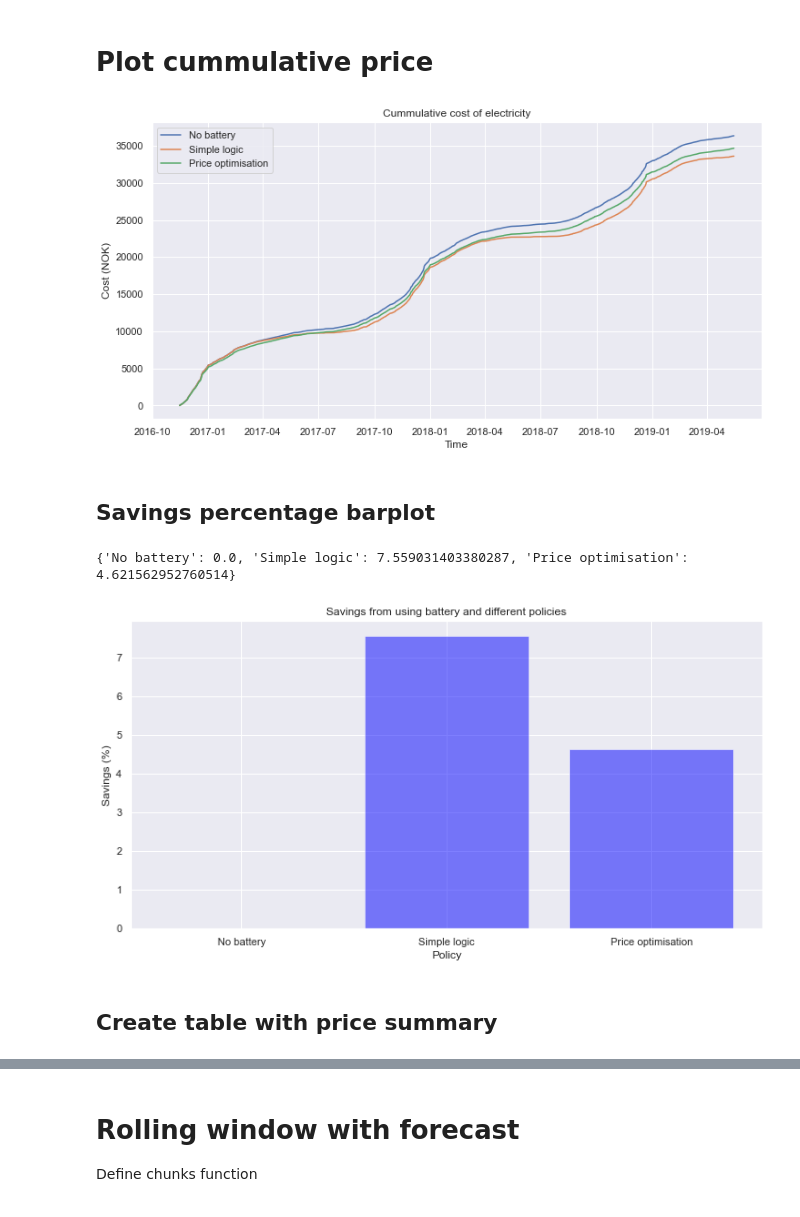
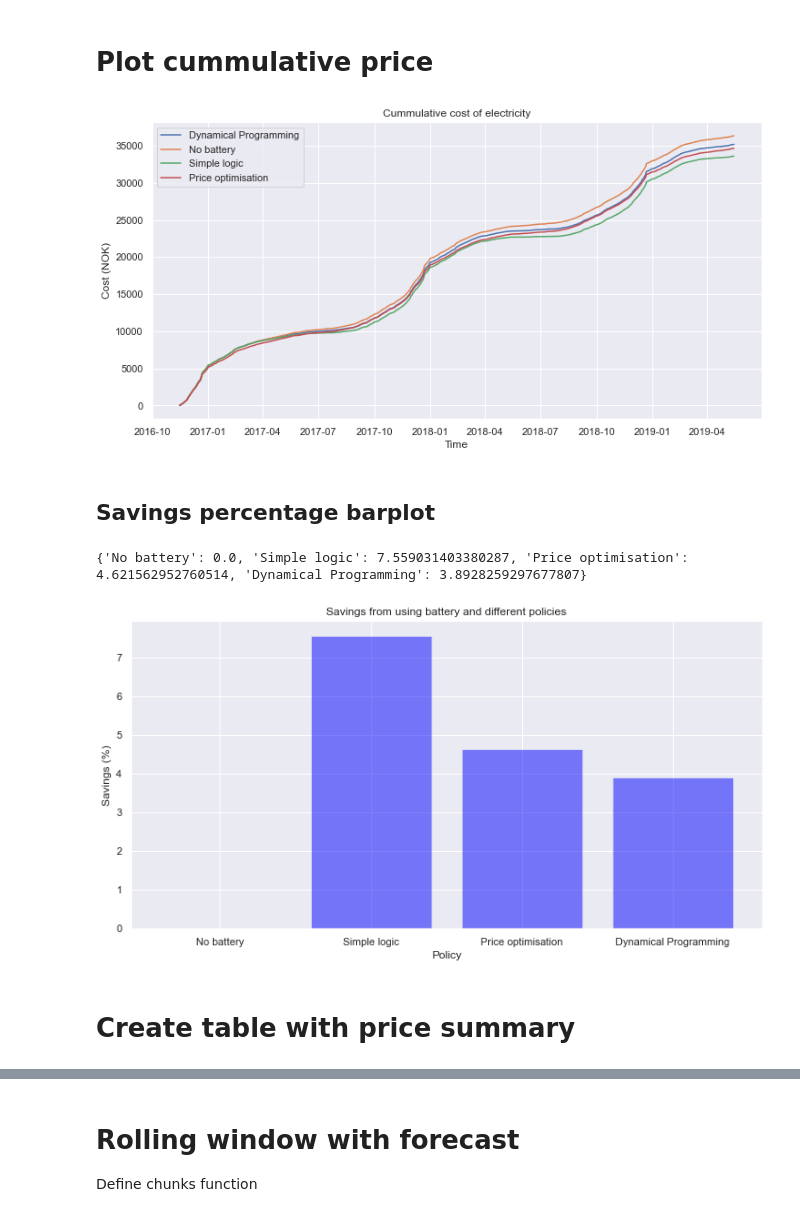
Before and after one commit to 4ug-aug/Otovo-OptimalControl, a Jupyter notebook: apply_battery.ipynb, the cells around one changed output, grey strips where cells are left out. Saved outputs shown, nothing was run; the diff lists cells and outputs as text; code cells hidden in the pictures.

Commit message:
Calculated cost of DP and made plot

```diff
--- a/apply_battery.ipynb
+++ b/apply_battery.ipynb
@@ -548,0 +552,6 @@ plt.show()
+# %%
+def get_price_DP(demand, type, timestamp):
+    if type == "buy":
+        return demand * hour_lookup_price[str(358 if timestamp.dayofyear >= 359 else timestamp.dayofyear)][str(timestamp.hour)]
+    else:
+        return demand * hour_lookup_price[str(358 if timestamp.dayofyear >= 359 else timestamp.dayofyear)][str(timestamp.hour)]*0.1
@@ -555,7 +657,7 @@ series_list = {"No battery": series_no_battery, "Simple logic": series_battery,
 import seaborn as sns
 sns.set()
 fig, ax = plt.subplots(figsize=(12, 6))
-# ax.plot(series_no_battery["timeslot"], series_no_battery["price_cummulative"], label="No Battery")
+ax.plot(series_merge["timeslot"], DP_price_list_cumsum, label="Dynamical Programming")
 
 
 for name, series in series_list.items():
@@ -567,51 +669,56 @@ ax.set_title('Cummulative cost of electricity')
 
 ax.legend()
 
-plt.savefig("figures/cum-sum-cost-plot.png")
+plt.savefig("figures/results/cum-sum-cost-plot.png")
 
 plt.show()
 # %% [output]
-[figure, old version]
+[figure, new version]
 # %% [markdown]
 ## Savings percentage barplot
 # %%
 
 savings_percentage_dict = {}
+
 
 # Create a savings percentage dictionary
 for name, series in series_list.items():
 
 
     start = series["timeslot"].iloc[0]
     end = series["timeslot"].iloc[-1]
 
 
     time_delta_seconds =  (end-start).total_seconds()
     years_timedelta = time_delta_seconds/(365.25*24*60*60)
 
 
     series_price_sum = series["price"].sum()/years_timedelta
     series_no_battery_price_sum = series_no_battery["price"].sum()/years_timedelta
     savings_percentage = ((series_no_battery_price_sum-series_price_sum)/series_no_battery_price_sum)*100
     savings_percentage_dict[name] = savings_percentage
+
+
+savings_percentage_DP = ((series_no_battery_price_sum-dp_avg_price)/series_no_battery_price_sum)*100
+savings_percentage_dict["Dynamical Programming"] = savings_percentage_DP
 print(savings_percentage_dict)
 
 # plot barplot of savings_percentage_dict
 import seaborn as sns
 sns.set()
 fig, ax = plt.subplots(figsize=(12, 6))
 ax.bar(list(savings_percentage_dict.keys()), list(savings_percentage_dict.values()), color="blue", alpha=0.5)
 ax.set_xlabel('Policy')
 ax.set_ylabel('Savings (%)')
 ax.set_title('Savings from using battery and different policies')
 # save plot to file
-plt.savefig("figures/savings-percentages.png")
+plt.savefig("figures/results/results/savings-percentages.png")
 plt.show()
 # %% [output]
-{'No battery': 0.0, 'Simple logic': 7.559031403380287, 'Price optimisation': 4.621562952760514}
+{'No battery': 0.0, 'Simple logic': 7.559031403380287, 'Price optimisation': 4.621562952760514, 'Dynamical Programming': 3.8928259297677807}
-[figure, old version]
+[figure, new version]
 # %% [markdown]
-## Create table with price summary
+# Create table with price summary
 # %%
 # cols = ["Consumption", "Production", "kWh used", "charge", "discharge", "savings"]
 cols = ["Cons. (kWh)", "Prod. (kWh)", "Cost (NOK)", "Bought (kWh)", "Sold (kWh)", "Savings (%)", "Charge (kWh)", "Discharge (kWh)"]
```
Also changed, not shown: parts of 10 cells of this notebook.
